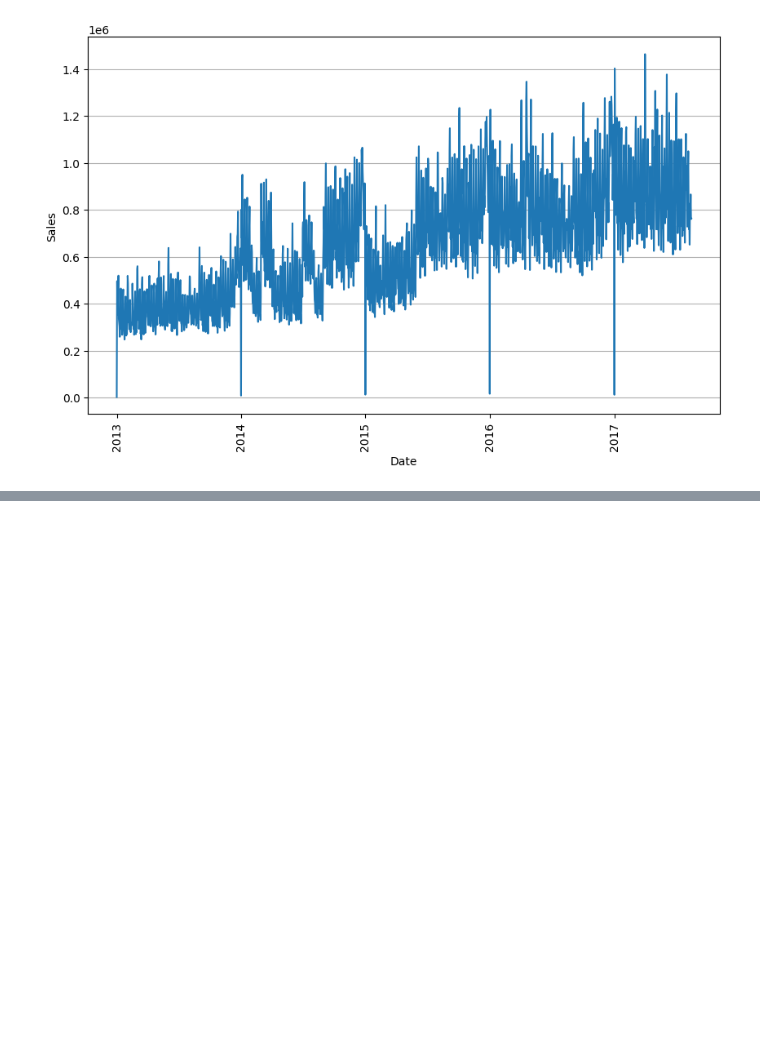
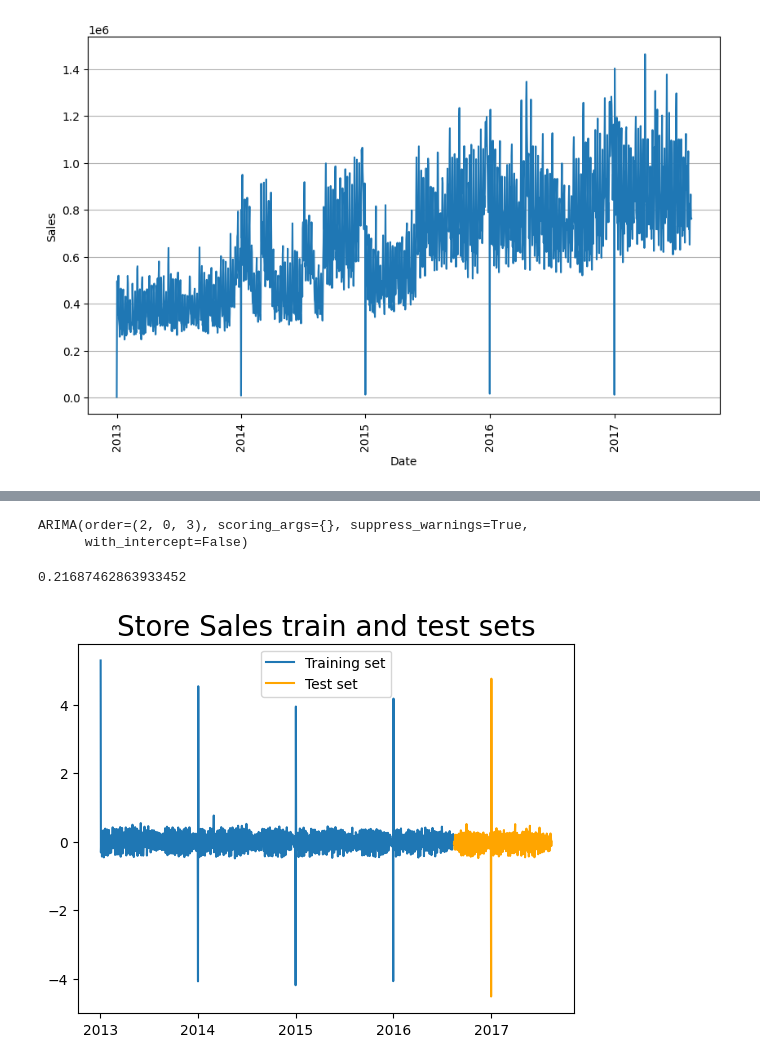
Before and after one commit to P-Dubbs-Kaggle-Champions/2212-Store-Sales-Forecasting, a Jupyter notebook: Time series modelling foundations.ipynb, the cells around one changed output, grey strips where cells are left out. Drawn from its saved outputs; the diff is of its cells as text; code cells hidden in the pictures; blank space fills up the shorter version.

```diff
--- a/Time series modelling foundations.ipynb
+++ b/Time series modelling foundations.ipynb
@@ -83,0 +223,23 @@ pacf_plot = plot_pacf(train_base.sales)
+# %%
+import pmdarima as pm
+
+auto_arima = pm.auto_arima(transformed_train_base, stepwise=False, seasonal=False)
+auto_arima
+# %% [output]
+ARIMA(order=(2, 0, 3), scoring_args={}, suppress_warnings=True,
+      with_intercept=False)
+# %%
+# Split Data into Training and Testing
+
+test_size = 365
+df_train = transformed_train_base[:-test_size]
+df_test = transformed_train_base[-test_size:]
+plt.title('Store Sales train and test sets', size=20)
+plt.plot(df_train, label='Training set')
+plt.plot(df_test, label='Test set', color='orange')
+plt.legend();
+
+test_size/len(transformed_train_base)
+# %% [output]
+0.21687462863933452
+[figure, added]
```
Also changed, not shown: parts of 23 cells of this notebook.
